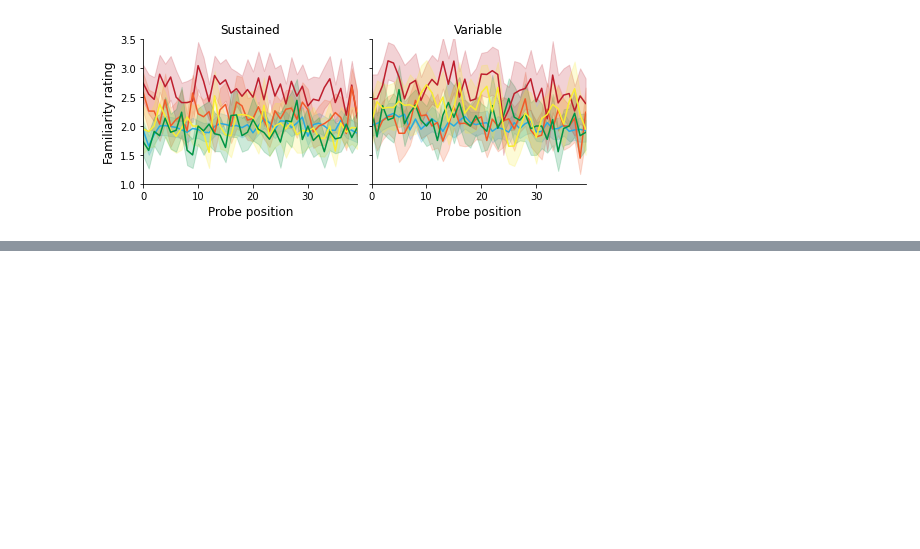
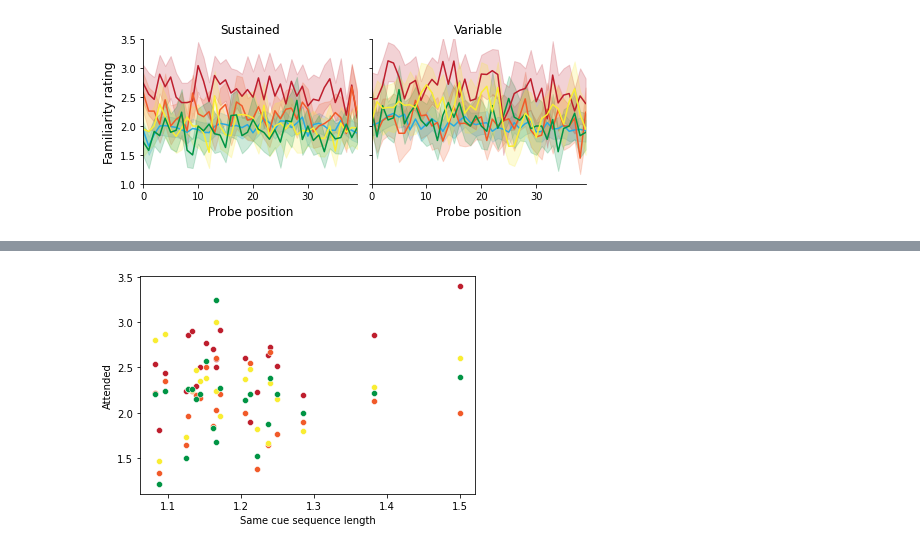
Before and after one commit to jeremymanning/attention-memory-task, a Jupyter notebook: code/data_loader.ipynb, the cells around one changed output, grey strips where cells are left out. Cells and saved outputs as stored; diff of their text form; code cells hidden in the pictures; blank space fills up the shorter version.

```diff
--- a/code/data_loader.ipynb
+++ b/code/data_loader.ipynb
@@ -859,0 +950,5 @@ fig.savefig(os.path.join(figdir, 'familiarity_by_probe_position.pdf'), bbox_inch
+# %%
+for a in ['Attended', 'Attended category', 'Attended location', 'Unattended']:
+    sns.scatterplot(data=variable.query('`Trial Type` == "Presentation"').groupby('Subject').mean(numeric_only=True), x='Same cue sequence length', y=a, color=attention_colors[a])
+# %% [output]
+[figure, added]
```
Also changed, not shown: parts of 15 cells of this notebook, 12 other files.
